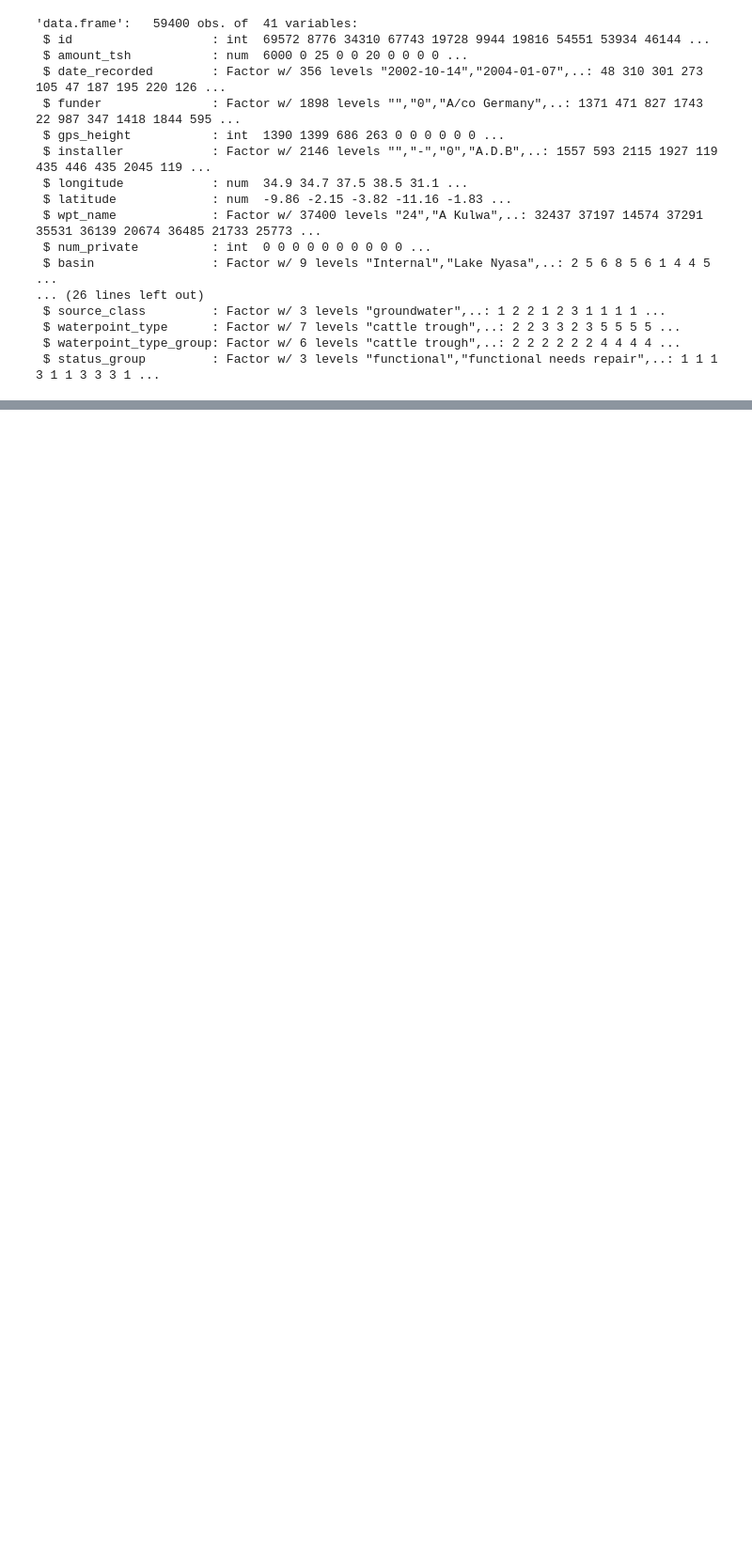
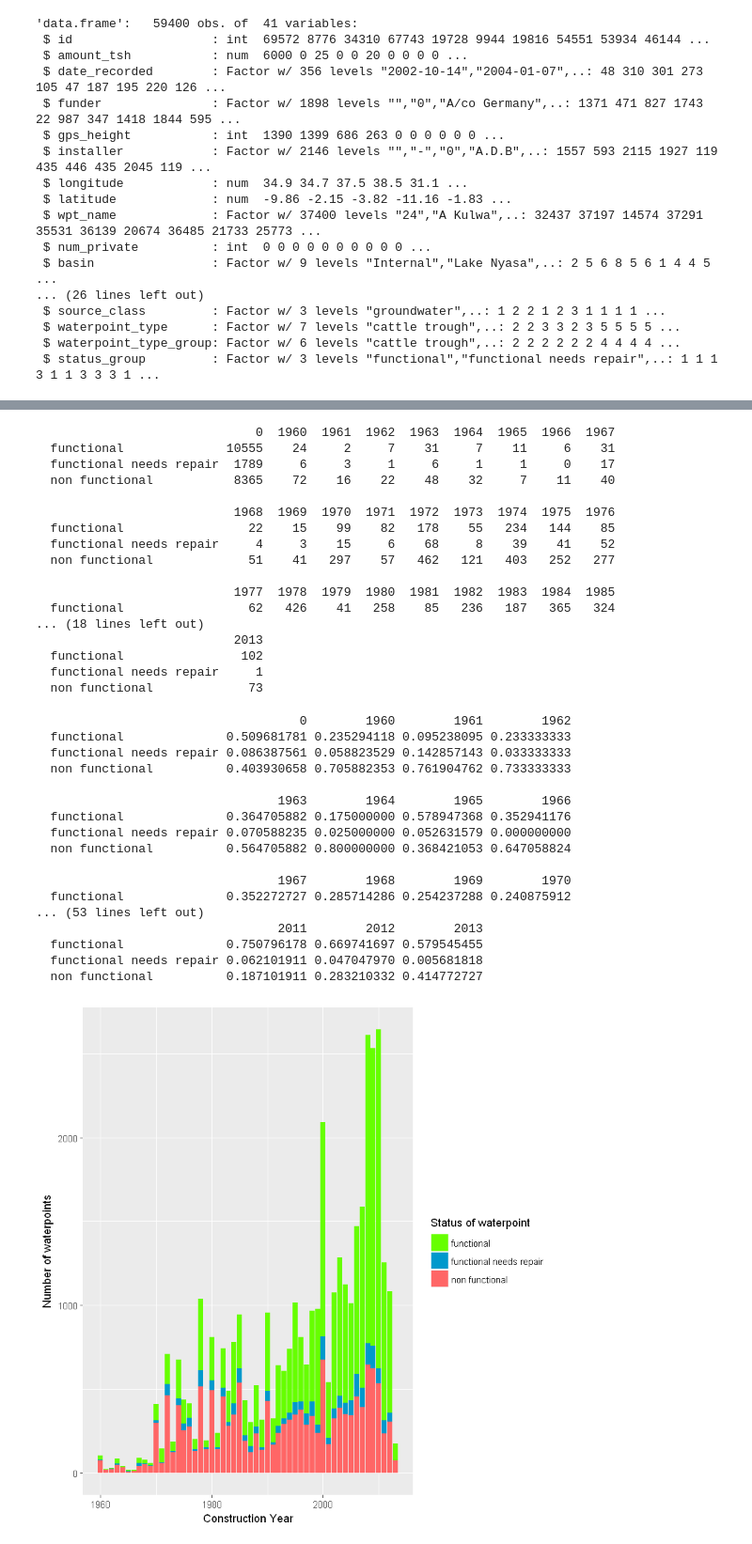
Before and after one commit to domptail/Tanzania-Water-Wells, a Jupyter notebook: Tanzania Waterpoints.ipynb, the cells around one changed output, grey strips where cells are left out. Shown at 94% size. Saved outputs shown, nothing was run; the diff lists cells and outputs as text; code cells hidden in the pictures; blank space fills up the shorter version.

```diff
--- a/Tanzania Waterpoints.ipynb
+++ b/Tanzania Waterpoints.ipynb
@@ -162,0 +155,52 @@ ggplot(training, aes(x = training$status_group)) +
+# %%
+# Look at the distribution of labels per construction_year
+table(training$status_group, training$construction_year)
+prop.table(table(training$status_group, training$construction_year), margin = 2)
+
+# Creating color scale for the labels: functional (green), functional need repair (blue), non functional (red)
+color_label <- c("#66FF00", "#0099CC", "#FF6666")
+
+# "Eliminating" the construction year of 0 (probably indicating missing data) for better graph representation
+ggplot(subset(training, construction_year > 0),
+    aes(x = construction_year, fill = status_group)) +
+    geom_bar() +
+    xlab("Construction Year")  +
+    ylab("Number of waterpoints") +
+    labs(fill = "Status of waterpoint") +
+    scale_fill_manual(values=color_label)
+# %% [output]
+                              0  1960  1961  1962  1963  1964  1965  1966  1967
+  functional              10555    24     2     7    31     7    11     6    31
+  functional needs repair  1789     6     3     1     6     1     1     0    17
+  non functional           8365    72    16    22    48    32     7    11    40
+
+                           1968  1969  1970  1971  1972  1973  1974  1975  1976
+  functional                 22    15    99    82   178    55   234   144    85
+  functional needs repair     4     3    15     6    68     8    39    41    52
+  non functional             51    41   297    57   462   121   403   252   277
+
+                           1977  1978  1979  1980  1981  1982  1983  1984  1985
+  functional                 62   426    41   258    85   236   187   365   324
+... (18 lines left out)
+                           2013
+  functional                102
+  functional needs repair     1
+  non functional             73
+                                    0        1960        1961        1962
+  functional              0.509681781 0.235294118 0.095238095 0.233333333
+  functional needs repair 0.086387561 0.058823529 0.142857143 0.033333333
+  non functional          0.403930658 0.705882353 0.761904762 0.733333333
+
+                                 1963        1964        1965        1966
+  functional              0.364705882 0.175000000 0.578947368 0.352941176
+  functional needs repair 0.070588235 0.025000000 0.052631579 0.000000000
+  non functional          0.564705882 0.800000000 0.368421053 0.647058824
+
+                                 1967        1968        1969        1970
+  functional              0.352272727 0.285714286 0.254237288 0.240875912
+... (53 lines left out)
+                                 2011        2012        2013
+  functional              0.750796178 0.669741697 0.579545455
+  functional needs repair 0.062101911 0.047047970 0.005681818
+  non functional          0.187101911 0.283210332 0.414772727
+[figure, added]
```
Also changed, not shown: parts of 19 cells of this notebook.
